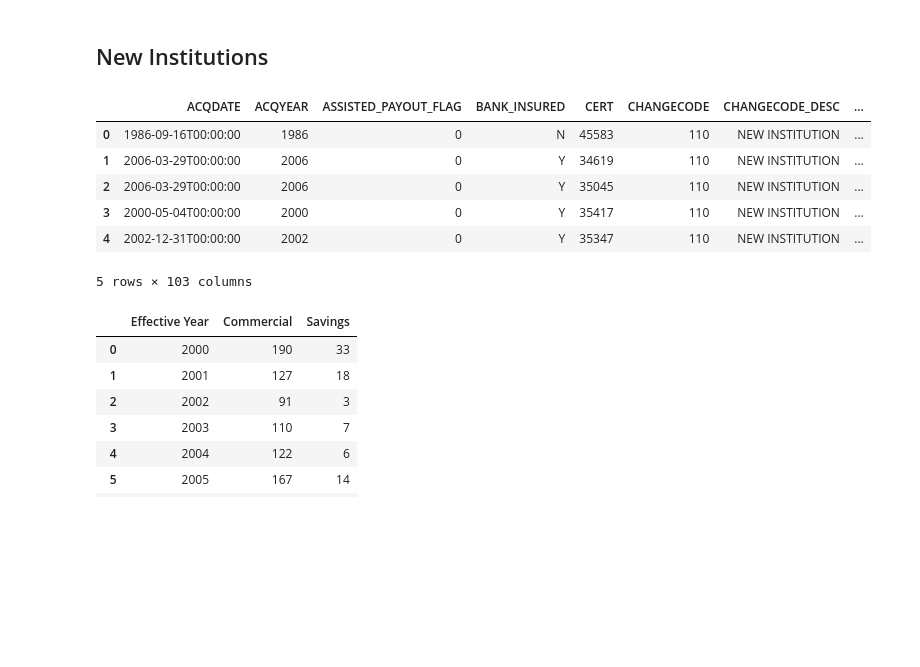
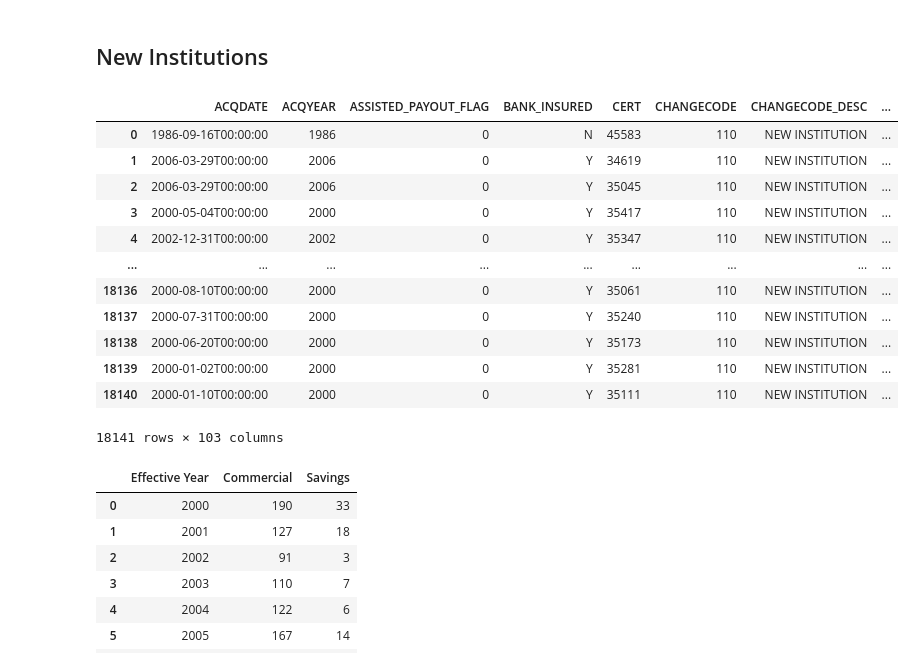
Before and after one commit to allaccountstaken/fdic_banks_eda, a Jupyter notebook: notebooks/bank_events_by_year/bank_events_by_year.ipynb, the cells around one changed output. Drawn from its saved outputs; the diff is of its cells as text; code cells hidden in the pictures; blank space fills up the shorter version.

```diff
--- a/notebooks/bank_events_by_year/bank_events_by_year.ipynb
+++ b/notebooks/bank_events_by_year/bank_events_by_year.ipynb
@@ -13,15 +122,21 @@ warnings.filterwarnings("ignore")
 ## New Institutions
 # %%
 df = pd.read_csv("../../data/New_Institutions_10_21_2021.csv")
-df.head()
+df
 # %% [output]
 |  | ACQDATE | ACQYEAR | ASSISTED_PAYOUT_FLAG | BANK_INSURED | CERT | CHANGECODE | CHANGECODE_DESC | ... |
 | 0 | 1986-09-16T00:00:00 | 1986 | 0 | N | 45583 | 110 | NEW INSTITUTION | ... |
 | 1 | 2006-03-29T00:00:00 | 2006 | 0 | Y | 34619 | 110 | NEW INSTITUTION | ... |
 | 2 | 2006-03-29T00:00:00 | 2006 | 0 | Y | 35045 | 110 | NEW INSTITUTION | ... |
 | 3 | 2000-05-04T00:00:00 | 2000 | 0 | Y | 35417 | 110 | NEW INSTITUTION | ... |
 | 4 | 2002-12-31T00:00:00 | 2002 | 0 | Y | 35347 | 110 | NEW INSTITUTION | ... |
+| ... | ... | ... | ... | ... | ... | ... | ... | ... |
+| 18136 | 2000-08-10T00:00:00 | 2000 | 0 | Y | 35061 | 110 | NEW INSTITUTION | ... |
+| 18137 | 2000-07-31T00:00:00 | 2000 | 0 | Y | 35240 | 110 | NEW INSTITUTION | ... |
+| 18138 | 2000-06-20T00:00:00 | 2000 | 0 | Y | 35173 | 110 | NEW INSTITUTION | ... |
+| 18139 | 2000-01-02T00:00:00 | 2000 | 0 | Y | 35281 | 110 | NEW INSTITUTION | ... |
+| 18140 | 2000-01-10T00:00:00 | 2000 | 0 | Y | 35111 | 110 | NEW INSTITUTION | ... |
-5 rows × 103 columns
+18141 rows × 103 columns
 # %%
 x = df[['EFFYEAR', "CLASS_TYPE", 'CERT']]
 x = x[x['EFFYEAR']>1999]
```
Also changed, not shown: parts of 15 cells of this notebook.
